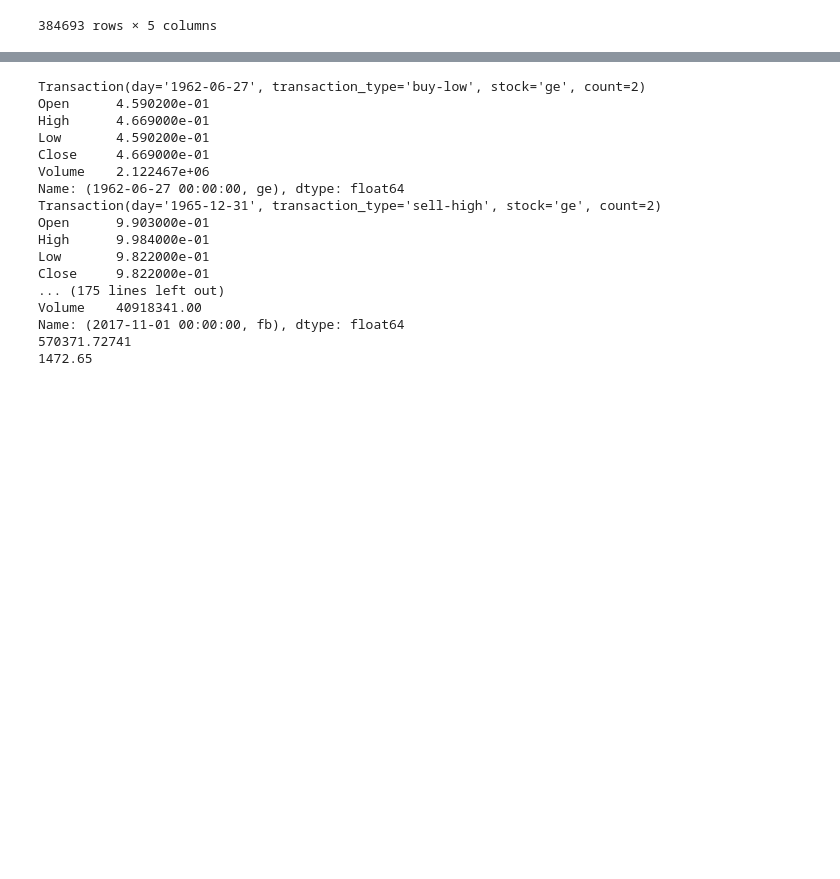
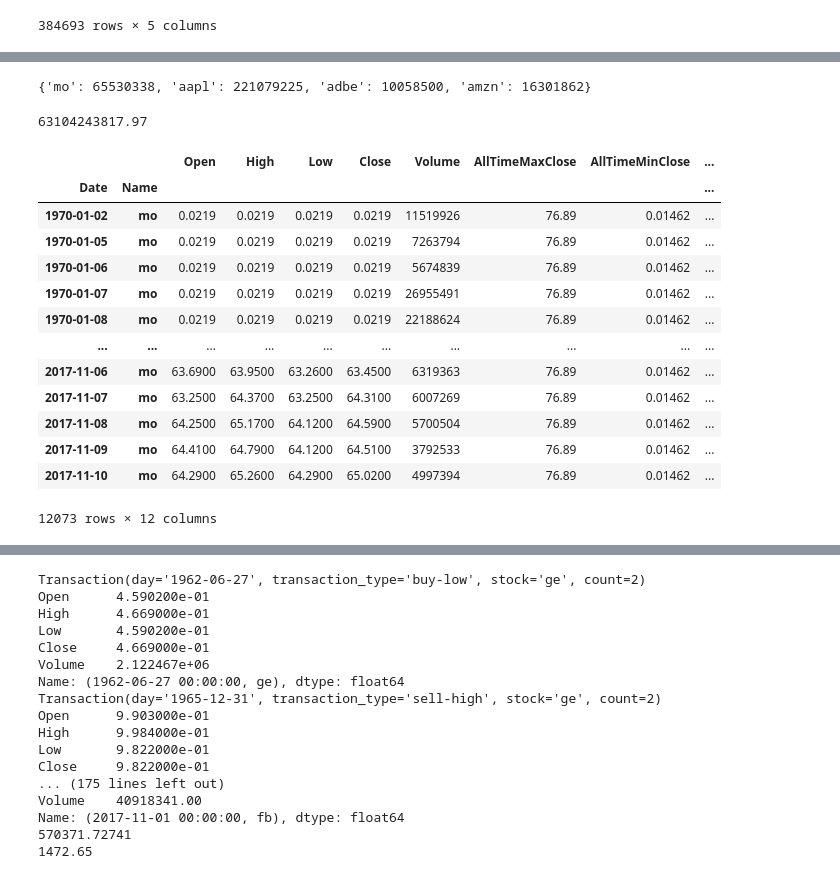
Before and after one commit to marvlach/stocks-project, a Jupyter notebook: src/Stocks.ipynb, the cells around one changed output, grey strips where cells are left out. Saved outputs shown, nothing was run; the diff lists cells and outputs as text; code cells hidden in the pictures; blank space fills up the shorter version.

```diff
--- a/src/Stocks.ipynb
+++ b/src/Stocks.ipynb
@@ -154,0 +343,25 @@ stocks_df.loc[(stocks_df['Close'] == stocks_df['High']) & (stocks_df['IntraDayDi
+# %%
+portfolio.get_stocks()
+# %% [output]
+{'mo': 65530338, 'aapl': 221079225, 'adbe': 10058500, 'amzn': 16301862}
+# %%
+175.11000 * 221079225 + 1126.10 * 16301862 + 10058500 * 181.00 + 65530338 * 64.2900
+# %% [output]
+63104243817.97
+# %%
+stocks_df.query("Name == 'mo'")
+# %% [output]
+|  |  | Open | High | Low | Close | Volume | AllTimeMaxClose | AllTimeMinClose | ... |
+| Date | Name |  |  |  |  |  |  |  | ... |
+| 1970-01-02 | mo | 0.0219 | 0.0219 | 0.0219 | 0.0219 | 11519926 | 76.89 | 0.01462 | ... |
+| 1970-01-05 | mo | 0.0219 | 0.0219 | 0.0219 | 0.0219 | 7263794 | 76.89 | 0.01462 | ... |
+| 1970-01-06 | mo | 0.0219 | 0.0219 | 0.0219 | 0.0219 | 5674839 | 76.89 | 0.01462 | ... |
+| 1970-01-07 | mo | 0.0219 | 0.0219 | 0.0219 | 0.0219 | 26955491 | 76.89 | 0.01462 | ... |
+| 1970-01-08 | mo | 0.0219 | 0.0219 | 0.0219 | 0.0219 | 22188624 | 76.89 | 0.01462 | ... |
+| ... | ... | ... | ... | ... | ... | ... | ... | ... | ... |
+| 2017-11-06 | mo | 63.6900 | 63.9500 | 63.2600 | 63.4500 | 6319363 | 76.89 | 0.01462 | ... |
+| 2017-11-07 | mo | 63.2500 | 64.3700 | 63.2500 | 64.3100 | 6007269 | 76.89 | 0.01462 | ... |
+| 2017-11-08 | mo | 64.2500 | 65.1700 | 64.1200 | 64.5900 | 5700504 | 76.89 | 0.01462 | ... |
+| 2017-11-09 | mo | 64.4100 | 64.7900 | 64.1200 | 64.5100 | 3792533 | 76.89 | 0.01462 | ... |
+| 2017-11-10 | mo | 64.2900 | 65.2600 | 64.2900 | 65.0200 | 4997394 | 76.89 | 0.01462 | ... |
+12073 rows × 12 columns
```
Also changed, not shown: parts of 15 cells of this notebook, 7 other files.
